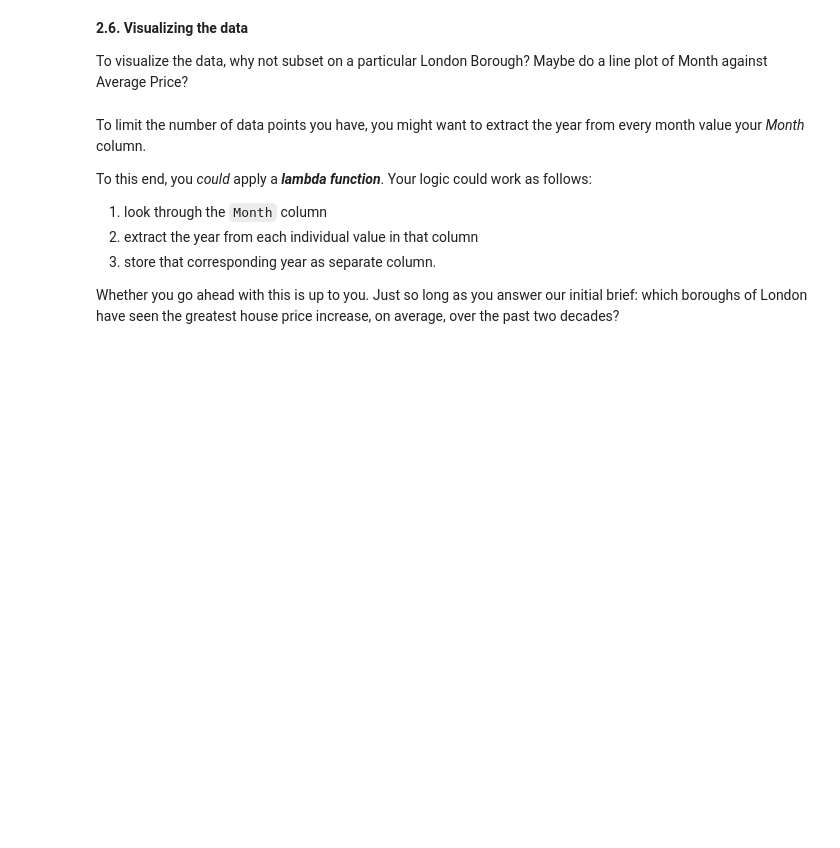
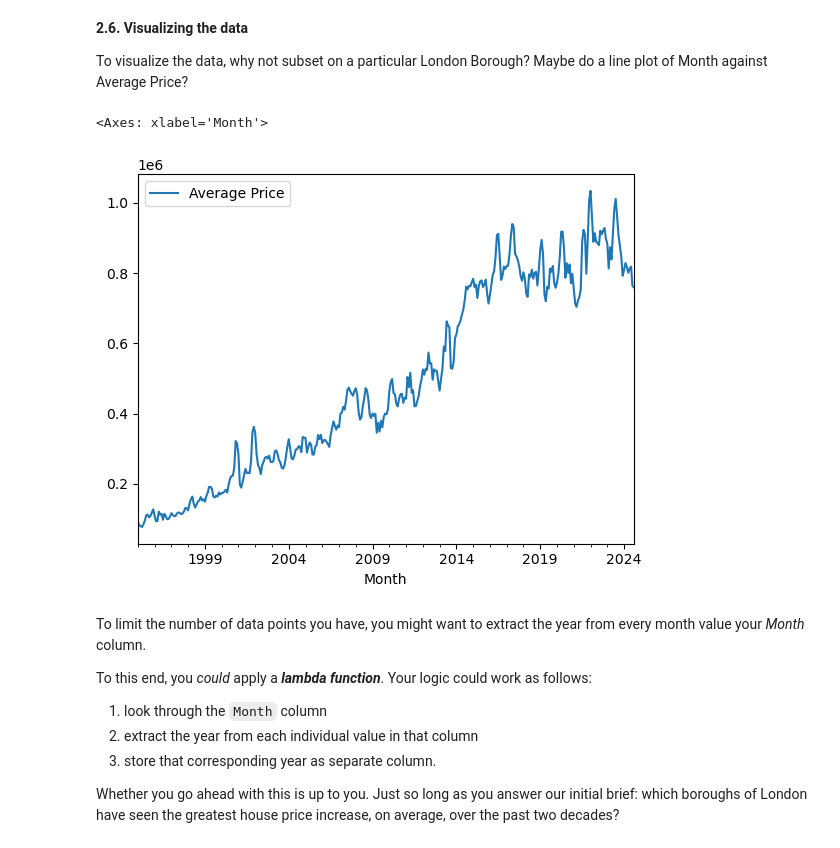
Before and after one commit to TristanPetersDS/springboard-case-studies, a Jupyter notebook: london-house-prices/Unit 4 Challenge - Tier 3.ipynb, the cells around one changed output. Saved outputs shown, nothing was run; the diff lists cells and outputs as text; code cells hidden in the pictures; blank space fills up the shorter version.

```diff
--- a/london-house-prices/Unit 4 Challenge - Tier 3.ipynb
+++ b/london-house-prices/Unit 4 Challenge - Tier 3.ipynb
@@ -122,3 +127,6 @@ Don't be afraid to use StackOverflow for help  with this.
 **2.3. Cleaning the data (part 2)**
 
 You might we have to **rename** a couple columns. How do you do this? The clue's pretty bold...
+# %%
+properties_t.rename(columns={'Unnamed: 0': 'London Borough', pd.NaT: 'ID'}, inplace=True)
+properties_t.head()
@@ -128,3 +144,6 @@ You might we have to **rename** a couple columns. How do you do this? The clue's
 Remember what Wes McKinney said about tidy data?
 
 You might need to **melt** your DataFrame here.
+# %%
+properties_m = pd.melt(properties_t, id_vars=['London Borough', 'ID'], var_name='Month', value_name='Average Price')
+properties_m.head()
@@ -131,2 +157,7 @@ You might need to **melt** your DataFrame here.
 # %% [markdown]
 Remember to make sure your column data types are all correct. Average prices, for example, should be floating point numbers...
+# %%
+print(properties_m.dtypes)
+properties_m['Average Price'] = pd.to_numeric(properties_m['Average Price'])
+properties_m['Month'] = pd.to_datetime(properties_m['Month'])
+print(properties_m.dtypes)
@@ -136,3 +178,7 @@ Remember to make sure your column data types are all correct. Average prices, fo
 Do we have an equal number of observations in the ID, Average Price, Month, and London Borough columns? Remember that there are only 32 London Boroughs. How many entries do you have in that column?
 
 Check out the contents of the London Borough column, and if you find null values, get rid of them however you see fit.
+# %%
+print(properties_m.nunique())
+properties_nonull = properties_m.dropna()
+print(properties_nonull.nunique())
@@ -140,6 +197,12 @@ Check out the contents of the London Borough column, and if you find null values
 **2.6. Visualizing the data**
 
 To visualize the data, why not subset on a particular London Borough? Maybe do a line plot of Month against Average Price?
+# %%
+df = properties_nonull
+df[df['London Borough'] == 'City of London'].plot.line(x = 'Month', y = 'Average Price')
+# %% [output]
+<Axes: xlabel='Month'>
+[figure, added]
 # %% [markdown]
 To limit the number of data points you have, you might want to extract the year from every month value your *Month* column.
 
```
Also changed, not shown: parts of 10 cells of this notebook.
